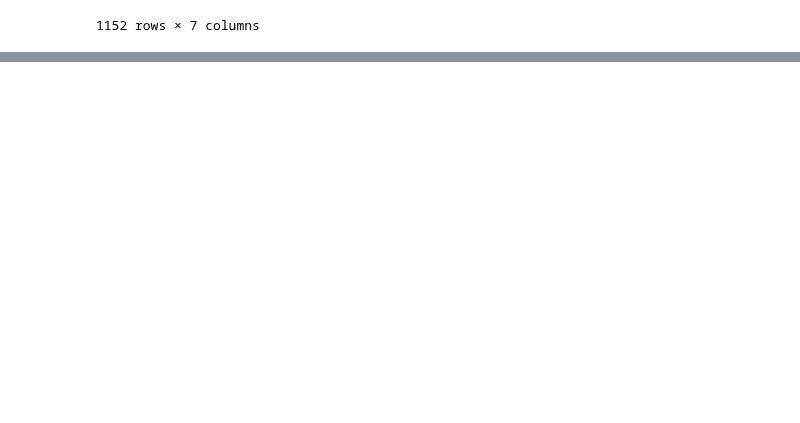
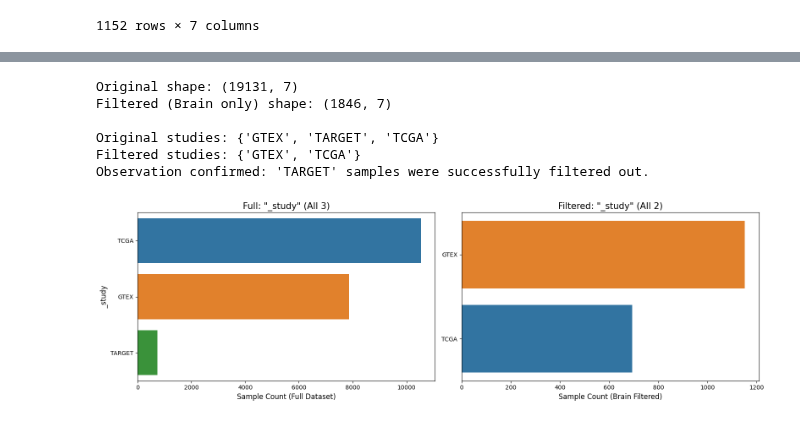
Before and after one commit to tobitotaku/ai-brain-tumor, a Jupyter notebook: preprocessing_stream_b.ipynb, the cells around one changed output, grey strips where cells are left out. Cells and saved outputs as stored; diff of their text form; code cells hidden in the pictures; blank space fills up the shorter version.

Commit message:
full vs brain metadata distribution

```diff
--- a/preprocessing_stream_b.ipynb
+++ b/preprocessing_stream_b.ipynb
@@ -194,0 +147,63 @@ Name: count, dtype: int64
+# %%
+# We use .str.startswith('Brain') to get 'Brain' (TCGA) AND 'Brain - ...' (GTEx)
+filter_condition = b_xena_metadata_df['_primary_site'].str.startswith('Brain', na=False)
+b_xena_metadata_brain_df = b_xena_metadata_df[filter_condition]
+
+# --- Verification ---
+print(f"Original shape: {b_xena_metadata_df.shape}")
+print(f"Filtered (Brain only) shape: {b_xena_metadata_brain_df.shape}")
+
+original_studies = set(b_xena_metadata_df['_study'])
+filtered_studies = set(b_xena_metadata_brain_df['_study'])
+
+print(f"\nOriginal studies: {original_studies}")
+print(f"Filtered studies: {filtered_studies}")
+
+if 'TARGET' in original_studies and 'TARGET' not in filtered_studies:
+    print("Observation confirmed: 'TARGET' samples were successfully filtered out.")
+# %% [output]
+Original shape: (19131, 7)
+Filtered (Brain only) shape: (1846, 7)
+
+Original studies: {'GTEX', 'TARGET', 'TCGA'}
+Filtered studies: {'GTEX', 'TCGA'}
+Observation confirmed: 'TARGET' samples were successfully filtered out.
+# %%
+col = '_study'
+# Create a figure with 1 row and 2 columns
+fig, (ax1, ax2) = plt.subplots(1, 2, figsize=(16, 5))
+
+# --- Left Plot (Full Dataset) ---
+top_n_left = 30
+num_cat_left = b_xena_metadata_df[col].nunique()
+if num_cat_left > top_n_left:
+    title_left = f'Full: "{col}" (Top {top_n_left} of {num_cat_left})'
+    top_cat_left = b_xena_metadata_df[col].value_counts().nlargest(top_n_left).index
+else:
+    title_left = f'Full: "{col}" (All {num_cat_left})'
+    top_cat_left = b_xena_metadata_df[col].value_counts().index
+
+sns.countplot(y=col, data=b_xena_metadata_df, order=top_cat_left, hue=col, legend=False, ax=ax1)
+ax1.set_title(title_left, fontsize=15)
+ax1.set_xlabel('Sample Count (Full Dataset)', fontsize=12)
+ax1.set_ylabel(col, fontsize=12)
+
+# --- Right Plot (Filtered Dataset) ---
+top_n_right = 30
+num_cat_right = b_xena_metadata_brain_df[col].nunique()
+if num_cat_right > top_n_right:
+    title_right = f'Filtered: "{col}" (Top {top_n_right} of {num_cat_right})'
+    top_cat_right = b_xena_metadata_brain_df[col].value_counts().nlargest(top_n_right).index
+else:
+    title_right = f'Filtered: "{col}" (All {num_cat_right})'
+    top_cat_right = b_xena_metadata_brain_df[col].value_counts().index
+
+sns.countplot(y=col, data=b_xena_metadata_brain_df, order=top_cat_right, hue=col, legend=False, ax=ax2)
+ax2.set_title(title_right, fontsize=15)
+ax2.set_xlabel('Sample Count (Brain Filtered)', fontsize=12)
+ax2.set_ylabel(None) # Remove redundant y-label
+
+plt.tight_layout()
+plt.show()
+# %% [output]
+[figure, added]
```
Also changed, not shown: parts of 8 cells of this notebook.
